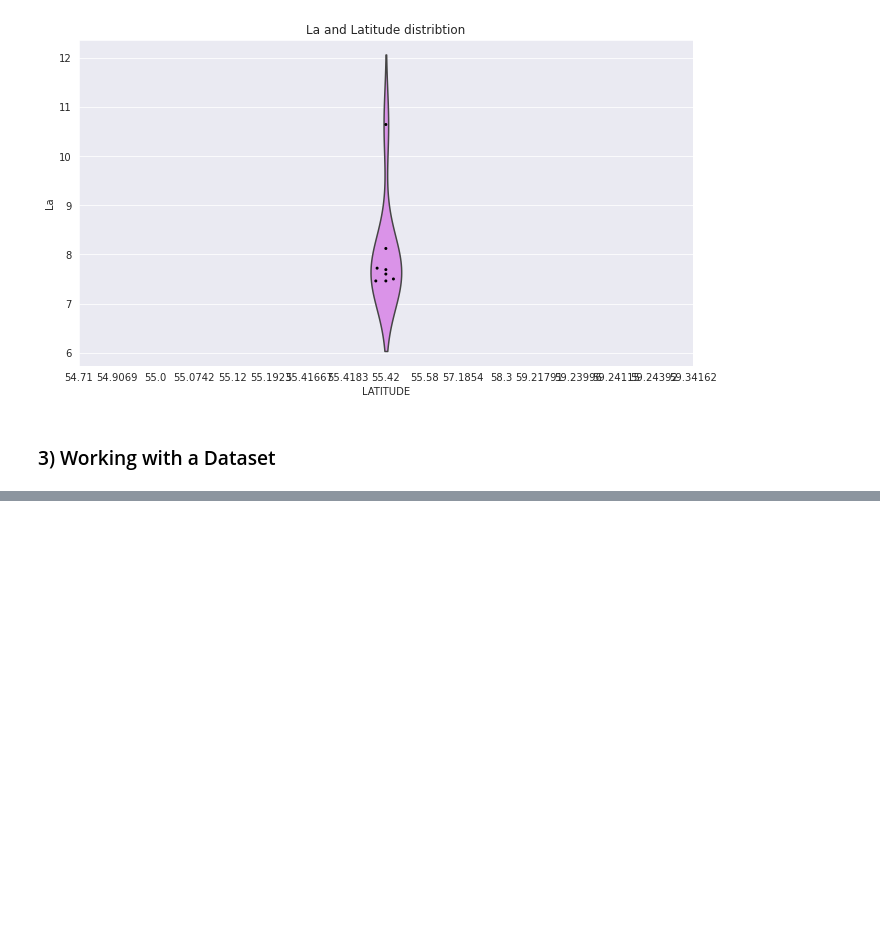
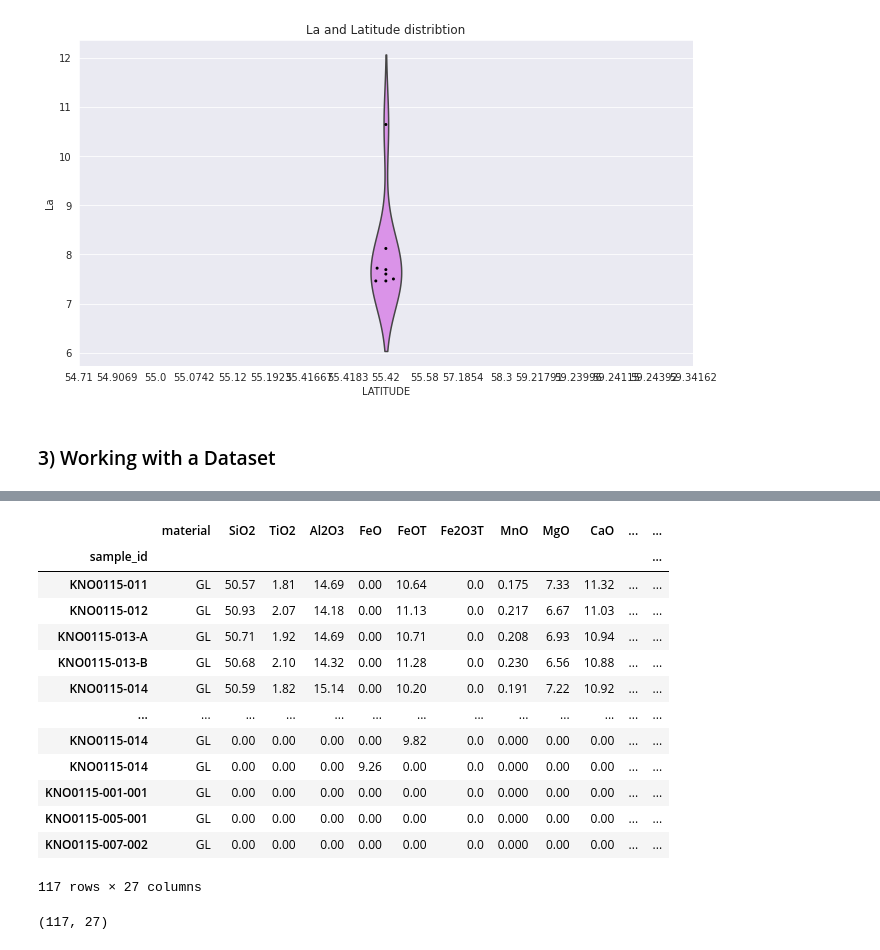
Before and after one commit to CCNY-Earthchem-Projects/geochem-ds, a Jupyter notebook: notebooks/Notebook 3/3. Seaborn Deep Dive.ipynb, the cells around one changed output, grey strips where cells are left out. Cells and saved outputs as stored; diff of their text form; code cells hidden in the pictures; blank space fills up the shorter version.

```diff
--- a/notebooks/Notebook 3/3. Seaborn Deep Dive.ipynb
+++ b/notebooks/Notebook 3/3. Seaborn Deep Dive.ipynb
@@ -141,0 +186,23 @@ Text(0.5, 1.0, 'La and Latitude distribtion')
+# %%
+# Skipped this so that the line of best fit doesnt account for all the zeros and mess up the calculation
+df = df.fillna(0)
+df
+# %% [output]
+|  | material | SiO2 | TiO2 | Al2O3 | FeO | FeOT | Fe2O3T | MnO | MgO | CaO | ... | ... |
+| sample_id |  |  |  |  |  |  |  |  |  |  |  | ... |
+| KNO0115-011 | GL | 50.57 | 1.81 | 14.69 | 0.00 | 10.64 | 0.0 | 0.175 | 7.33 | 11.32 | ... | ... |
+| KNO0115-012 | GL | 50.93 | 2.07 | 14.18 | 0.00 | 11.13 | 0.0 | 0.217 | 6.67 | 11.03 | ... | ... |
+| KNO0115-013-A | GL | 50.71 | 1.92 | 14.69 | 0.00 | 10.71 | 0.0 | 0.208 | 6.93 | 10.94 | ... | ... |
+| KNO0115-013-B | GL | 50.68 | 2.10 | 14.32 | 0.00 | 11.28 | 0.0 | 0.230 | 6.56 | 10.88 | ... | ... |
+| KNO0115-014 | GL | 50.59 | 1.82 | 15.14 | 0.00 | 10.20 | 0.0 | 0.191 | 7.22 | 10.92 | ... | ... |
+| ... | ... | ... | ... | ... | ... | ... | ... | ... | ... | ... | ... | ... |
+| KNO0115-014 | GL | 0.00 | 0.00 | 0.00 | 0.00 | 9.82 | 0.0 | 0.000 | 0.00 | 0.00 | ... | ... |
+| KNO0115-014 | GL | 0.00 | 0.00 | 0.00 | 9.26 | 0.00 | 0.0 | 0.000 | 0.00 | 0.00 | ... | ... |
+| KNO0115-001-001 | GL | 0.00 | 0.00 | 0.00 | 0.00 | 0.00 | 0.0 | 0.000 | 0.00 | 0.00 | ... | ... |
+| KNO0115-005-001 | GL | 0.00 | 0.00 | 0.00 | 0.00 | 0.00 | 0.0 | 0.000 | 0.00 | 0.00 | ... | ... |
+| KNO0115-007-002 | GL | 0.00 | 0.00 | 0.00 | 0.00 | 0.00 | 0.0 | 0.000 | 0.00 | 0.00 | ... | ... |
+117 rows × 27 columns
+# %%
+df.shape
+# %% [output]
+(117, 27)
```
Also changed, not shown: parts of 9 cells of this notebook, 2 other files.
